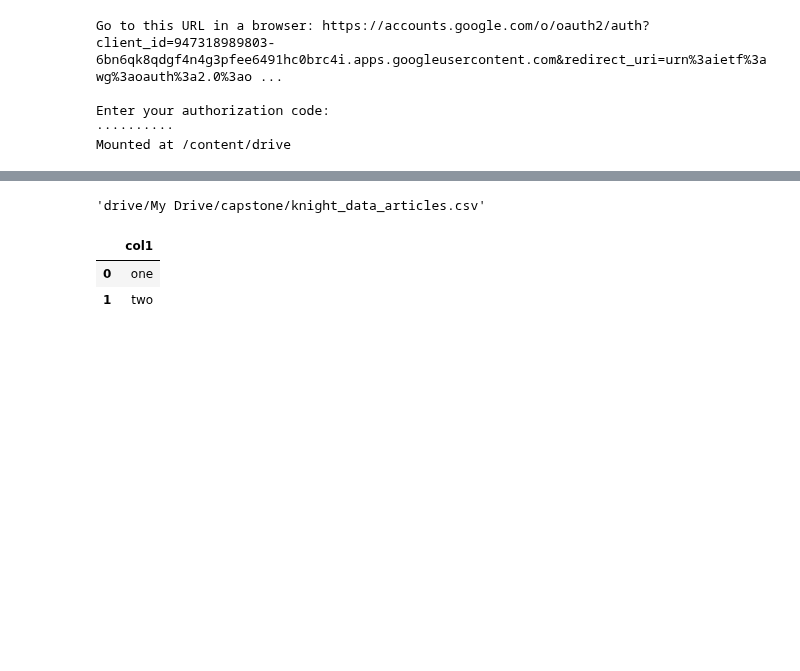
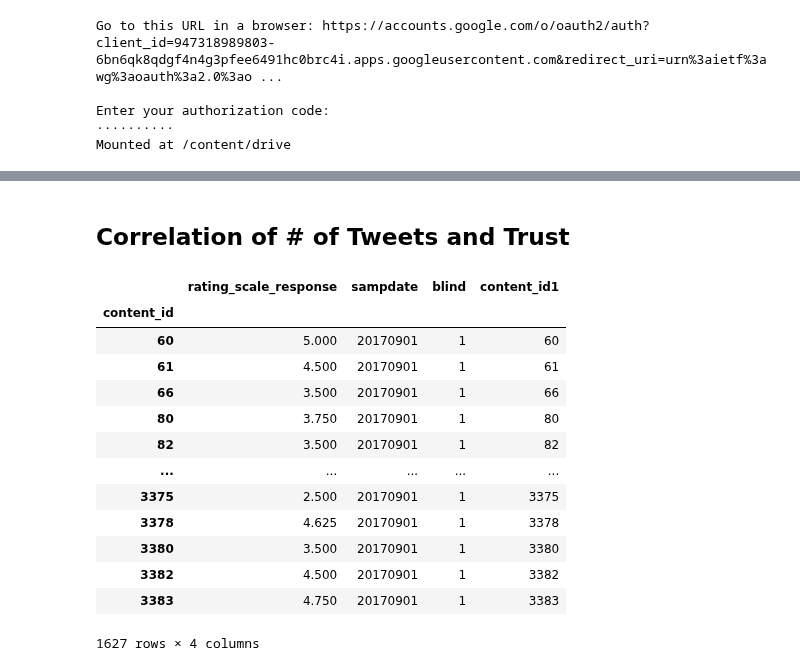
Before and after one commit to fagan2888/tweet-url-relationships, a Jupyter notebook: notebooks/Tweet Trust Correlation.ipynb, the cells around one changed output, grey strips where cells are left out. Cells and saved outputs as stored; diff of their text form; code cells hidden in the pictures; blank space fills up the shorter version.

```diff
--- a/notebooks/Tweet Trust Correlation.ipynb
+++ b/notebooks/Tweet Trust Correlation.ipynb
@@ -91,0 +103,3 @@ raw_tweets
+# %%
+raw_ratings = pd.read_csv("knight_data_ratings.csv")
+raw_ratings.head()
@@ -97,4 +115,0 @@ os.makedirs('drive/My Drive/capstone')
-# %%
-shutil.copy('knight_data_articles.csv','drive/My Drive/capstone')
-# %% [output]
-'drive/My Drive/capstone/knight_data_articles.csv'
@@ -105,7 +116,21 @@ savedf.to_csv("drive/My Drive/capstone/test1.csv", sep=',',index=False)
-# %%
-saveddf = pd.read_csv('drive/My Drive/capstone/test1.csv')
-saveddf
-# %% [output]
-|  | col1 |
-| 0 | one |
-| 1 | two |
+# %% [markdown]
+## Correlation of \# of Tweets and Trust
+# %%
+blind_ratings = raw_ratings[raw_ratings['blind']==1].groupby(['content_id']).mean()
+blind_ratings['content_id1'] = blind_ratings.index
+blind_ratings
+# %% [output]
+|  | rating_scale_response | sampdate | blind | content_id1 |
+| content_id |  |  |  |  |
+| 60 | 5.000 | 20170901 | 1 | 60 |
+| 61 | 4.500 | 20170901 | 1 | 61 |
+| 66 | 3.500 | 20170901 | 1 | 66 |
+| 80 | 3.750 | 20170901 | 1 | 80 |
+| 82 | 3.500 | 20170901 | 1 | 82 |
+| ... | ... | ... | ... | ... |
+| 3375 | 2.500 | 20170901 | 1 | 3375 |
+| 3378 | 4.625 | 20170901 | 1 | 3378 |
+| 3380 | 3.500 | 20170901 | 1 | 3380 |
+| 3382 | 4.500 | 20170901 | 1 | 3382 |
+| 3383 | 4.750 | 20170901 | 1 | 3383 |
+1627 rows × 4 columns
```
Also changed, not shown: parts of 13 cells of this notebook.
